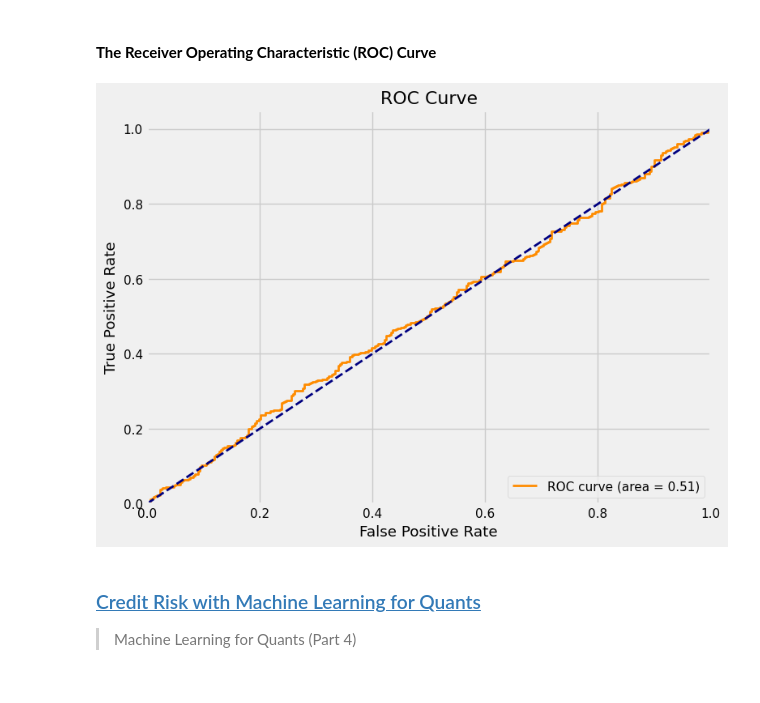
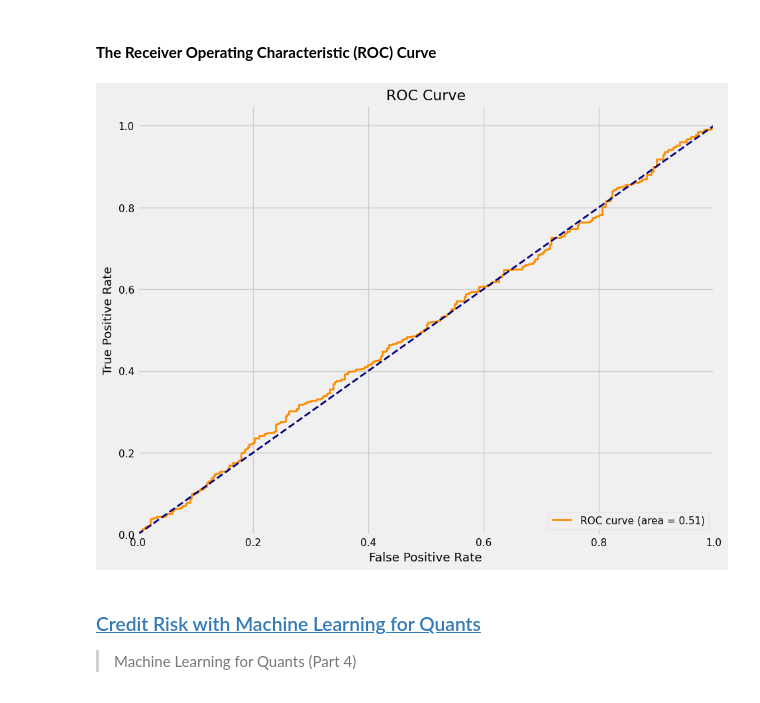
Before and after one commit to shortthirdman-org/Google-Colab-Notebooks, a Jupyter notebook: notebooks/MachineLearning_For_Quants.ipynb, the cells around one changed output. Drawn from its saved outputs; the diff is of its cells as text; code cells hidden in the pictures.

```diff
--- a/notebooks/MachineLearning_For_Quants.ipynb
+++ b/notebooks/MachineLearning_For_Quants.ipynb
@@ -195,7 +213,7 @@ Testing MSE (Poly Model):  0.00112163
 #### **Data Preparation (Recap)**
 # %%
 # 1. Fetch Data
-df = yf.download('SPY', start='2010-01-01', end='2026-01-01')
+df = yf.download('SPY', start='2010-01-01', end='2026-01-01', multi_level_index=False, progress=False, interval='1d')
 df['Return'] = df['Close'].pct_change()
 df.dropna(inplace=True)
 
@@ -349,7 +365,7 @@ Final Optimized ElasticNet MSE: 0.00010107
 #### **Data Setup and Binary Target**
 # %%
 # 1. Fetch Data
-df = yf.download('SPY', start='2010-01-01', end='2026-01-01')
+df = yf.download('SPY', start='2010-01-01', end='2026-01-01', multi_level_index=False, progress=False, interval='1d')
 df['Return'] = df['Close'].pct_change()
 df.dropna(inplace=True)
 
@@ -477,21 +489,21 @@ weighted avg       0.54      0.56      0.42       804
 # %%
 # Calculate rates
 fpr, tpr, thresholds = roc_curve(y_test, y_prob)
 roc_auc = auc(fpr, tpr)
 
 # Plot
-plt.figure(figsize=(8, 6))
+plt.figure(figsize=(10, 8))
 plt.plot(fpr, tpr, color='darkorange', lw=2, label=f'ROC curve (area = {roc_auc:.2f})')
 plt.plot([0, 1], [0, 1], color='navy', lw=2, linestyle='--') # Random Guess Line
 plt.xlim([0.0, 1.0])
 plt.ylim([0.0, 1.05])
 plt.xlabel('False Positive Rate')
 plt.ylabel('True Positive Rate')
 plt.title('ROC Curve')
 plt.legend(loc="lower right")
 plt.show()
 # %% [output]
-[figure, old version]
+[figure, new version]
 # %% [markdown]
 ### [Credit Risk with Machine Learning for Quants](https://wire.insiderfinance.io/mastering-credit-risk-with-machine-learning-for-quants-371777b3ebad)
 
```
Also changed, not shown: parts of 64 cells of this notebook.
